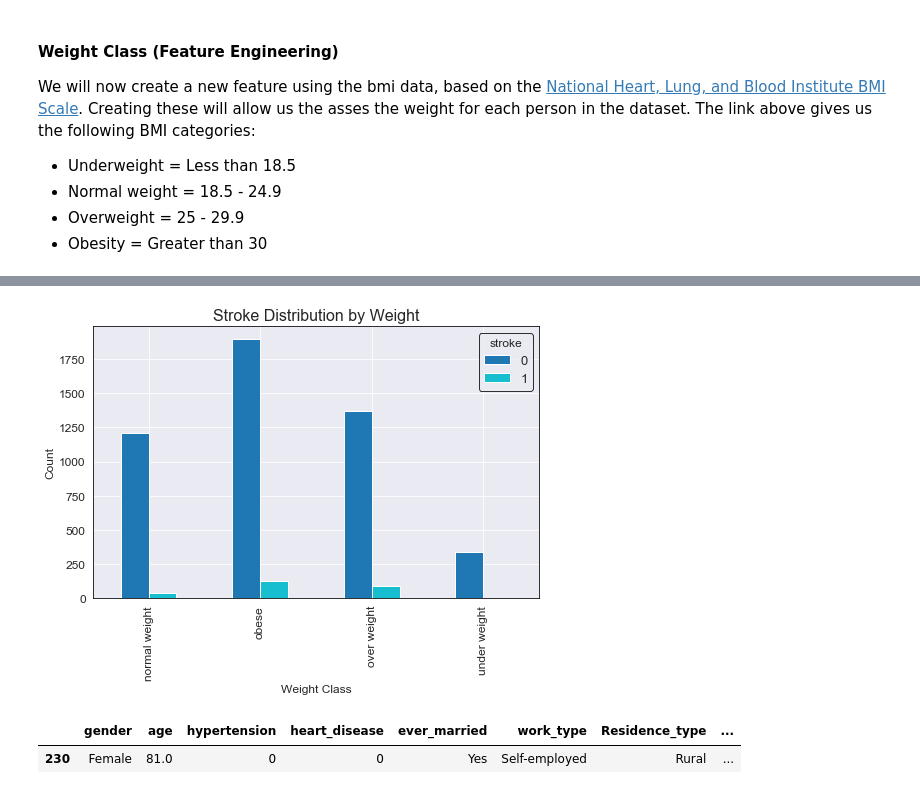
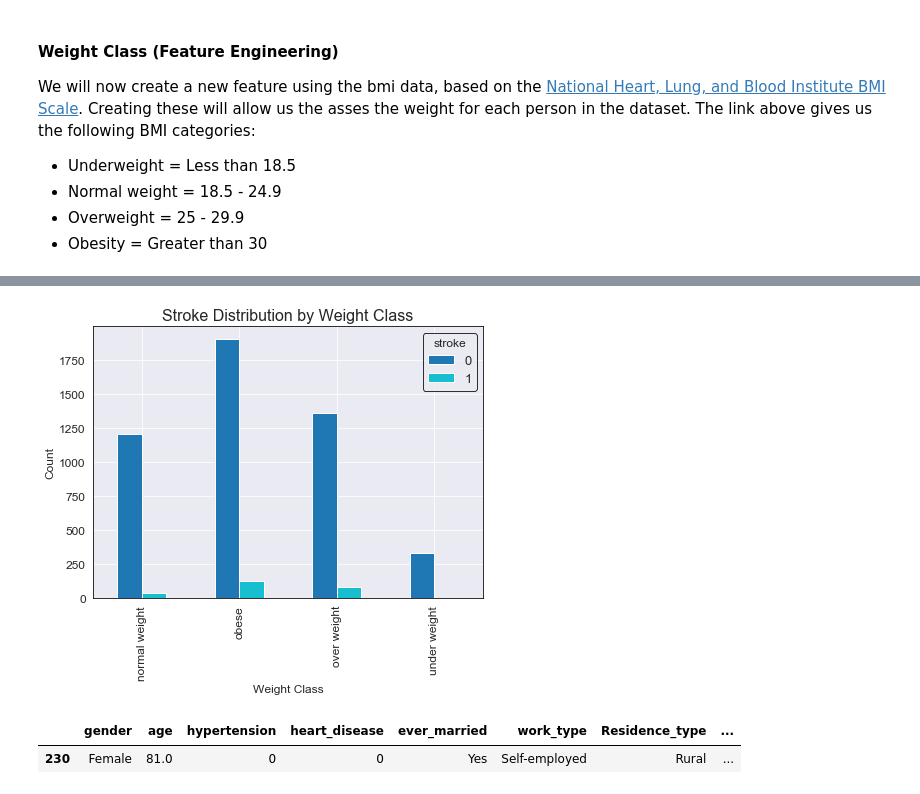
Before and after one commit to dhelms1/stroke_prediction, a Jupyter notebook: stroke_prediction.ipynb, the cells around one changed output, grey strips where cells are left out. Saved outputs shown, nothing was run; the diff lists cells and outputs as text; code cells hidden in the pictures.

```diff
--- a/stroke_prediction.ipynb
+++ b/stroke_prediction.ipynb
@@ -166,11 +167,16 @@ plt.show();
 # %%
-fig, ax = plt.subplots(figsize=(8, 5))
-data.pivot_table(index='weight_class', columns='stroke', aggfunc='size').plot(kind='bar', ax=ax, colormap=c_map);
-plt.ylabel('Count')
-plt.xlabel('Weight Class')
-plt.title('Stroke Distribution by Weight');
+def stroke_pivot_graph(index, xlabel):
+    fig, ax = plt.subplots(figsize=(7, 5))
+    data.pivot_table(index=index, columns='stroke', aggfunc='size').plot(kind='bar', ax=ax, colormap=c_map);
+    plt.ylabel('Count')
+    plt.xlabel(xlabel)
+    plt.title(f'Stroke Distribution by {xlabel}')
+    plt.show()
+    return None
-# %% [output]
-[figure, removed]
+# %%
+stroke_pivot_graph('weight_class', 'Weight Class')
+# %% [output]
+[figure, added]
 # %%
 data[(data.weight_class == 'under weight') & (data.stroke == 1)]
 # %% [output]
```
Also changed, not shown: parts of 38 cells of this notebook, 3 other files.
